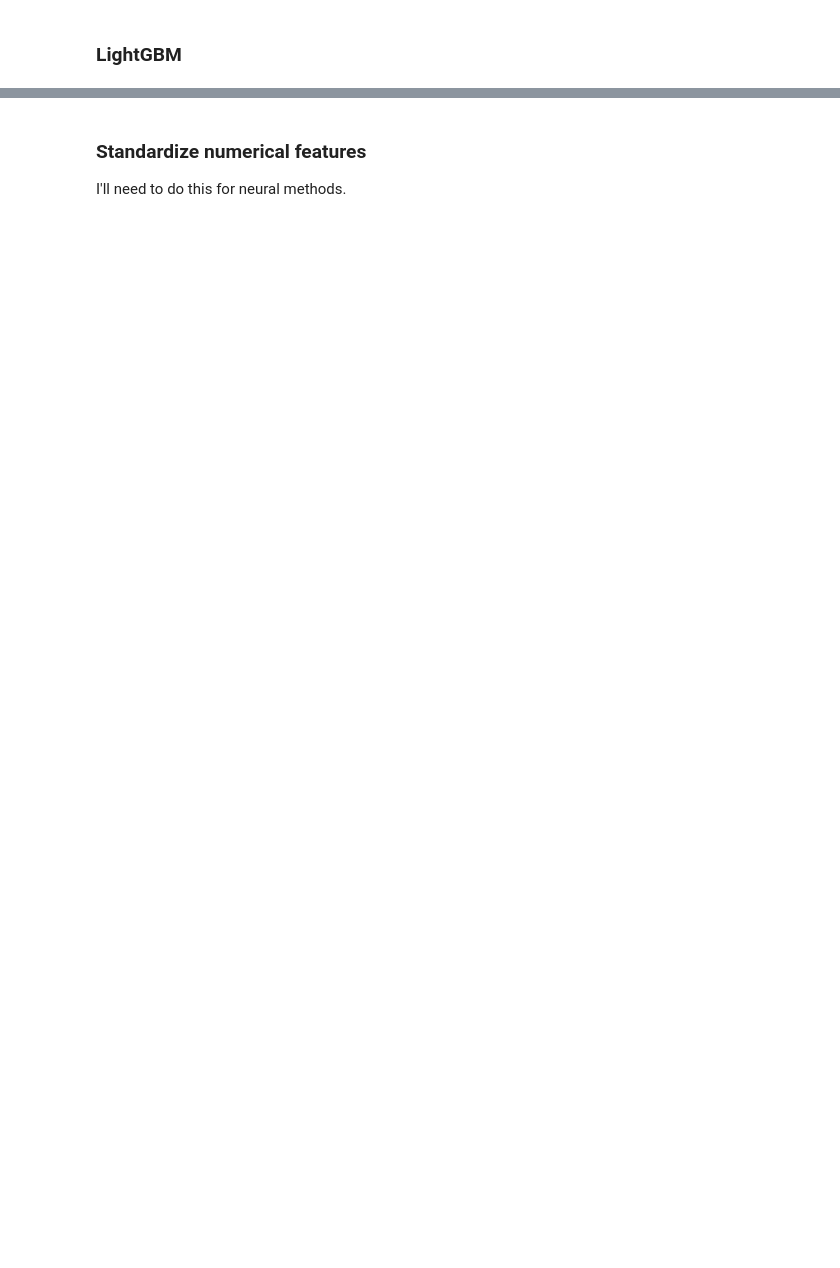
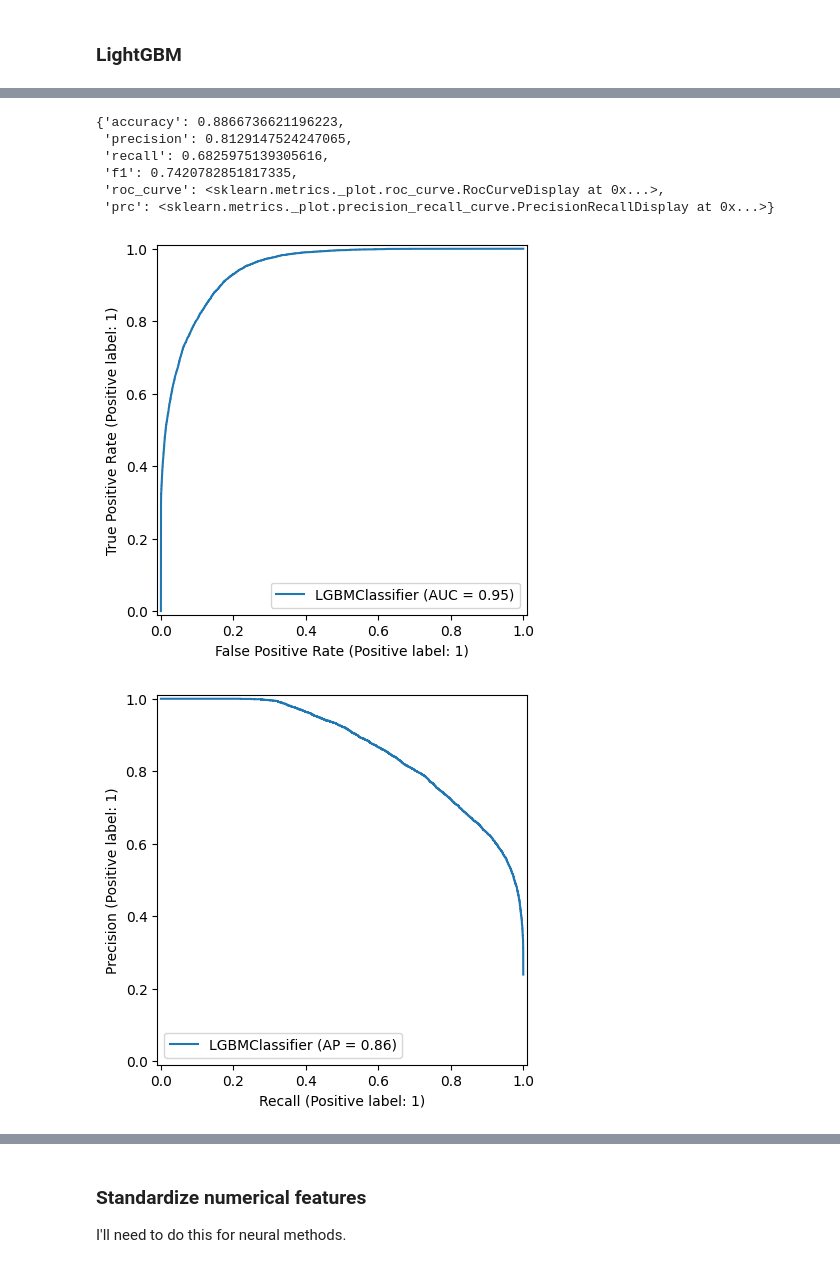
Before and after one commit to GaganSaiTrinadh/cs178-project, a Jupyter notebook: eric.ipynb, the cells around one changed output, grey strips where cells are left out. Cells and saved outputs as stored; diff of their text form; code cells hidden in the pictures; blank space fills up the shorter version.

```diff
--- a/eric.ipynb
+++ b/eric.ipynb
@@ -224,6 +323,17 @@ metrics
  'prc': <sklearn.metrics._plot.precision_recall_curve.PrecisionRecallDisplay at 0x...>}
 [figure]
 [figure]
+# %%
+eval(lgbm_model, X_train, y_train)
+# %% [output]
+{'accuracy': 0.8866736621196223,
+ 'precision': 0.8129147524247065,
+ 'recall': 0.6825975139305616,
+ 'f1': 0.7420782851817335,
+ 'roc_curve': <sklearn.metrics._plot.roc_curve.RocCurveDisplay at 0x...>,
+ 'prc': <sklearn.metrics._plot.precision_recall_curve.PrecisionRecallDisplay at 0x...>}
+[figure, added]
+[figure, added]
 # %%
 lightgbm.plot_importance(lgbm_model, importance_type='gain')
 # %% [output]
```
Also changed, not shown: parts of 29 cells of this notebook.
